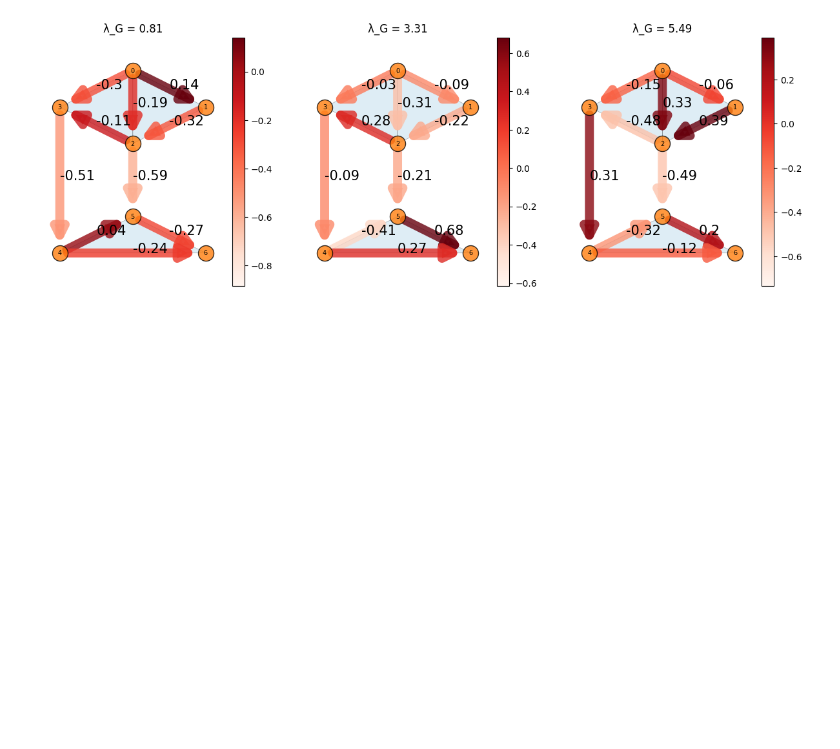
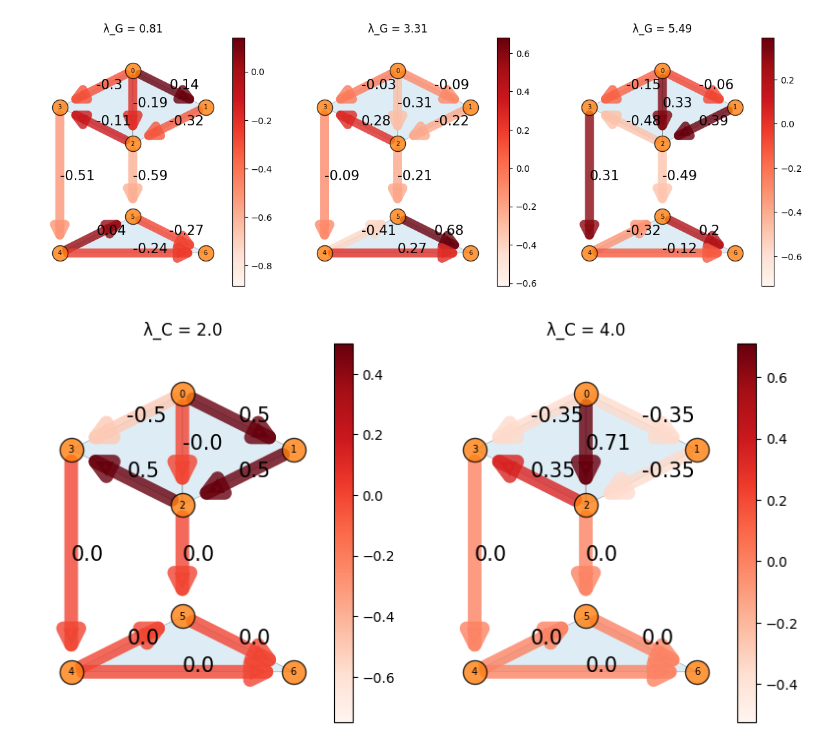
Before and after one commit to irtazahashmi/pytspl, a Jupyter notebook: notebooks/spectral_analysis.ipynb, the cells around one changed output. Saved outputs shown, nothing was run; the diff lists cells and outputs as text; code cells hidden in the pictures; blank space fills up the shorter version.

```diff
--- a/notebooks/spectral_analysis.ipynb
+++ b/notebooks/spectral_analysis.ipynb
@@ -137,3 +137,19 @@ flow = np.round(flow, 2)
 scplot.draw_flow(flow=flow, ax=ax)
 # %% [output]
 [figure]
+# %%
+fig = plt.figure(figsize = (15,5))
+
+ax = fig.add_subplot(1, 3, 1)
+ax.set_title("λ_C = {}".format(round(eigenvals_c[0], 2)))
+flow = u_c[:, 0]
+flow = np.round(flow, 2)
+scplot.draw_flow(flow=flow, ax=ax)
+
+ax = fig.add_subplot(1, 3, 2)
+ax.set_title("λ_C = {}".format(round(eigenvals_c[1], 2)))
+flow = u_c[:, 1]
+flow = np.round(flow, 2)
+scplot.draw_flow(flow=flow, ax=ax)
+# %% [output]
+[figure, added]
```
Also changed, not shown: 2 other files.
